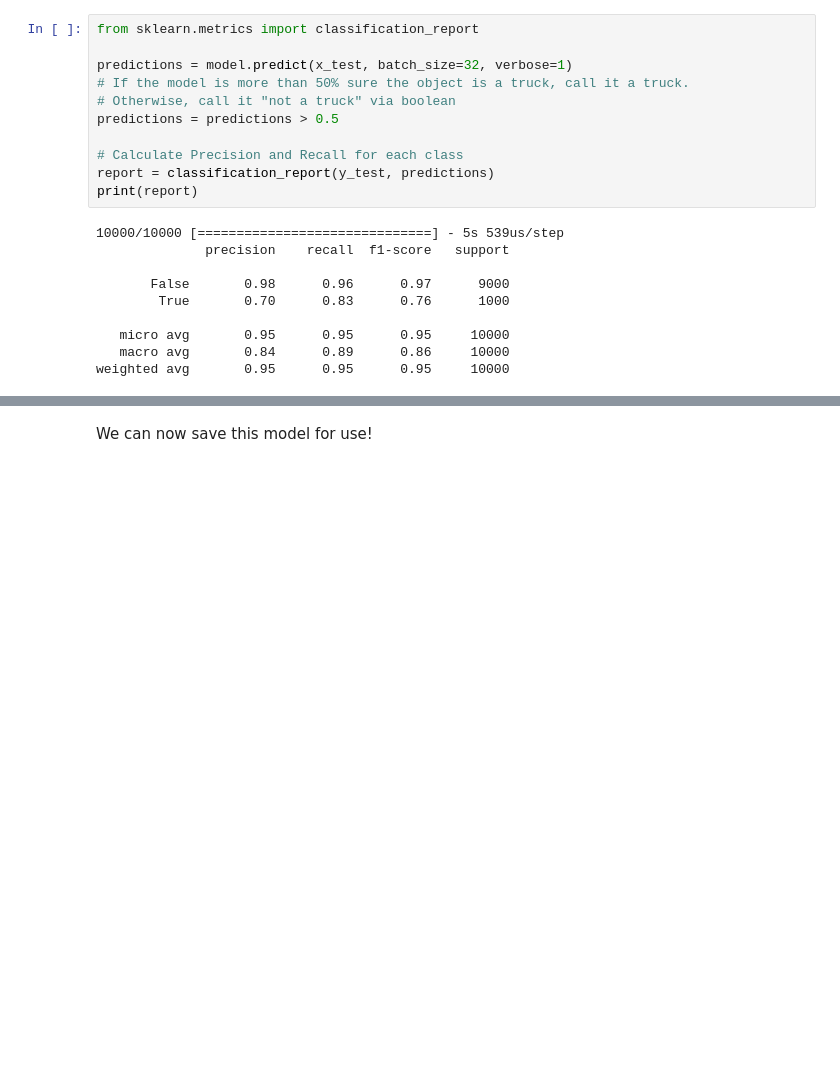
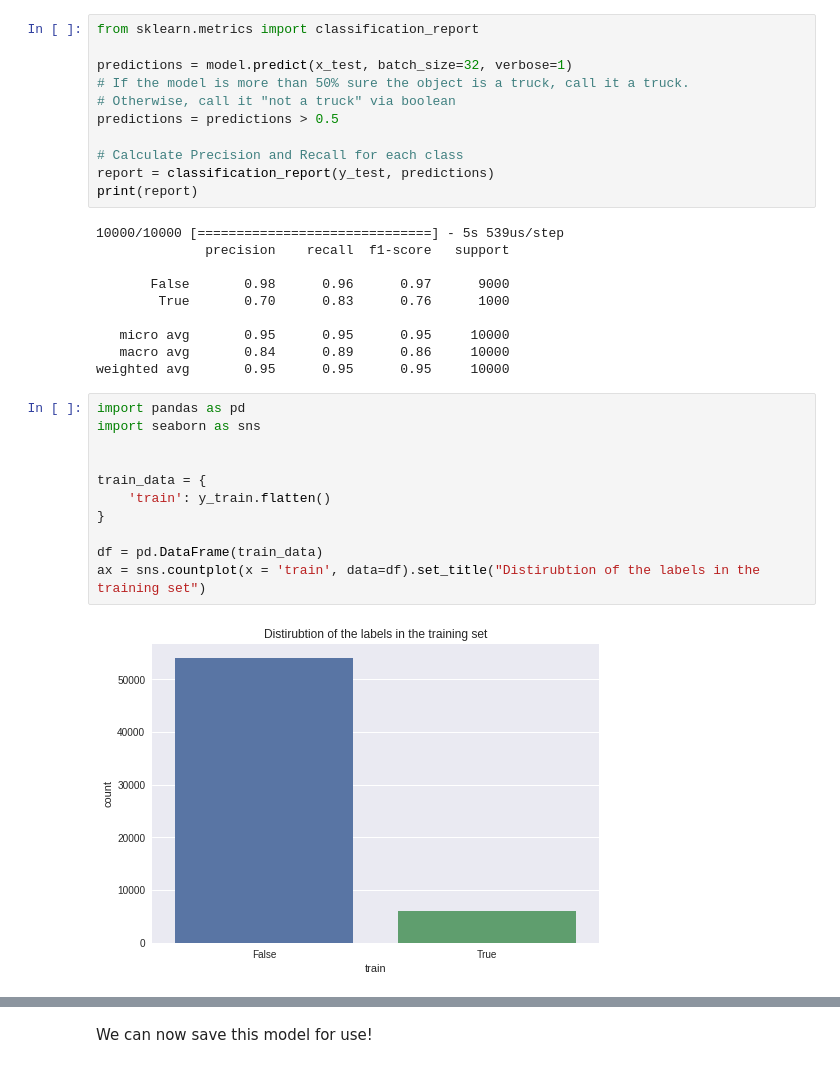
Before and after one commit to GantMan/MachineLearningTraining, a Jupyter notebook: Improved_Transfer_Truck_Identification.ipynb, the cells around one changed output, grey strips where cells are left out. Cells and saved outputs as stored; diff of their text form; blank space fills up the shorter version.

```diff
--- a/Improved_Transfer_Truck_Identification.ipynb
+++ b/Improved_Transfer_Truck_Identification.ipynb
@@ -279,3 +279,16 @@ print(report)
    micro avg       0.95      0.95      0.95     10000
    macro avg       0.84      0.89      0.86     10000
 weighted avg       0.95      0.95      0.95     10000
+# %%
+import pandas as pd
+import seaborn as sns
+
+
+train_data = {
+    'train': y_train.flatten()
+}
+
+df = pd.DataFrame(train_data)
+ax = sns.countplot(x = 'train', data=df).set_title("Distirubtion of the labels in the training set")
+# %% [output]
+[figure, added]
```
Also changed, not shown: parts of 2 cells of this notebook.
